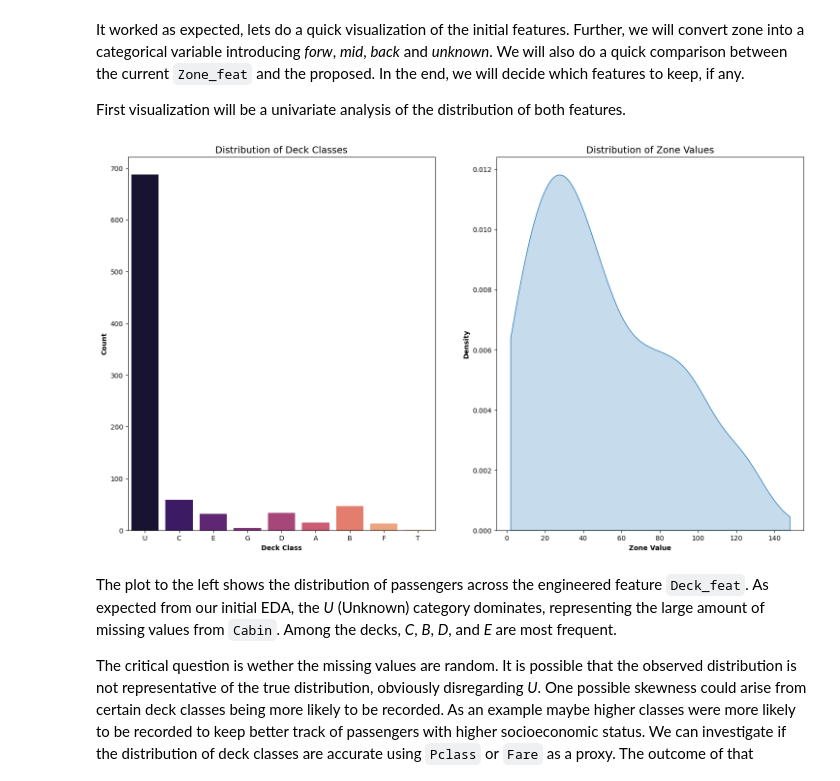
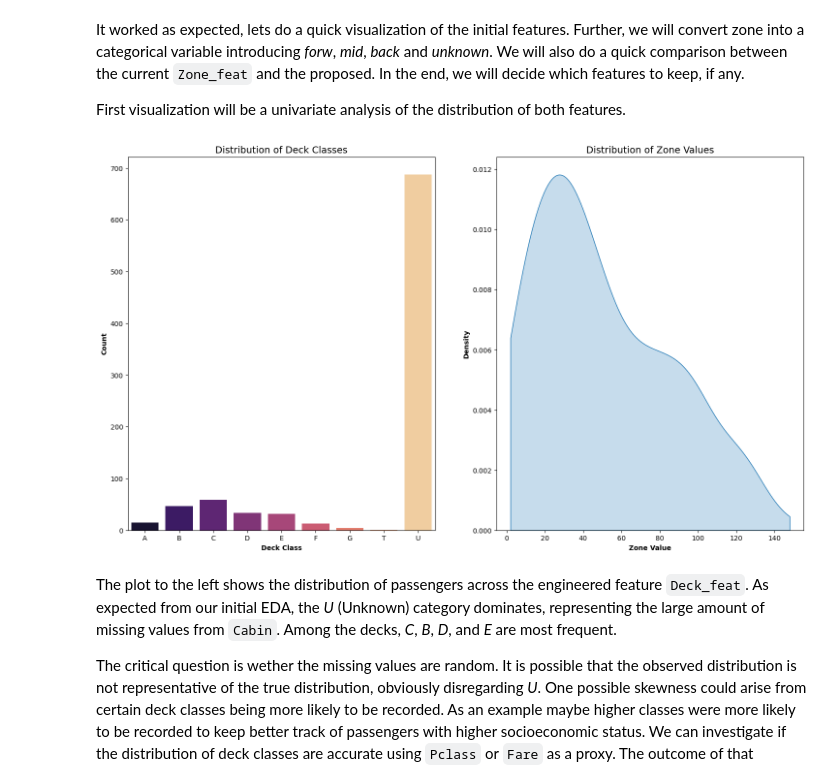
Before and after one commit to JonasLilletevedt/titanic-survival-prediction, a Jupyter notebook: notebooks/01_data_cleaning_and_feature_engineering.ipynb, the cells around one changed output. Drawn from its saved outputs; the diff is of its cells as text; code cells hidden in the pictures.

```diff
--- a/notebooks/01_data_cleaning_and_feature_engineering.ipynb
+++ b/notebooks/01_data_cleaning_and_feature_engineering.ipynb
@@ -676,24 +658,24 @@ First visualization will be a univariate analysis of the distribution of both fe
 # %%
 # Visualization of the two variables
 fig, (ax1, ax2) = plt.subplots(1, 2, figsize=(18, 10))
 
 # Add barplot for deck
-sns.countplot(data=df_scratch, x='Deck_feat', hue='Deck_feat', ax=ax1, palette='magma')
+sns.countplot(data=df_scratch.sort_values('Deck_feat'), x='Deck_feat', hue='Deck_feat', ax=ax1, palette='magma')
 
 # Add kde plot for zone
 sns.kdeplot(data=df_scratch, x='Zone_feat', ax=ax2, cut=0, fill=True)
 
 # Labels
 ax1.set_title('Distribution of Deck Classes', fontsize=14)
 ax2.set_title('Distribution of Zone Values', fontsize=14)
 ax1.set_xlabel('Deck Class', fontweight='bold')
 ax2.set_xlabel('Zone Value', fontweight='bold')
 ax1.set_ylabel('Count', fontweight='bold')
 ax2.set_ylabel('Density', fontweight='bold')
 
 plt.show()
 # %% [output]
-[figure, old version]
+[figure, new version]
 # %% [markdown]
 The plot to the left shows the distribution of passengers across the engineered feature `Deck_feat`. As expected from our initial EDA, the *U* (Unknown) category dominates, representing the large amount of missing values from `Cabin`. Among the decks, *C*, *B*, *D*, and *E* are most frequent.
 
```
Also changed, not shown: parts of 10 cells of this notebook, 1 other file.
